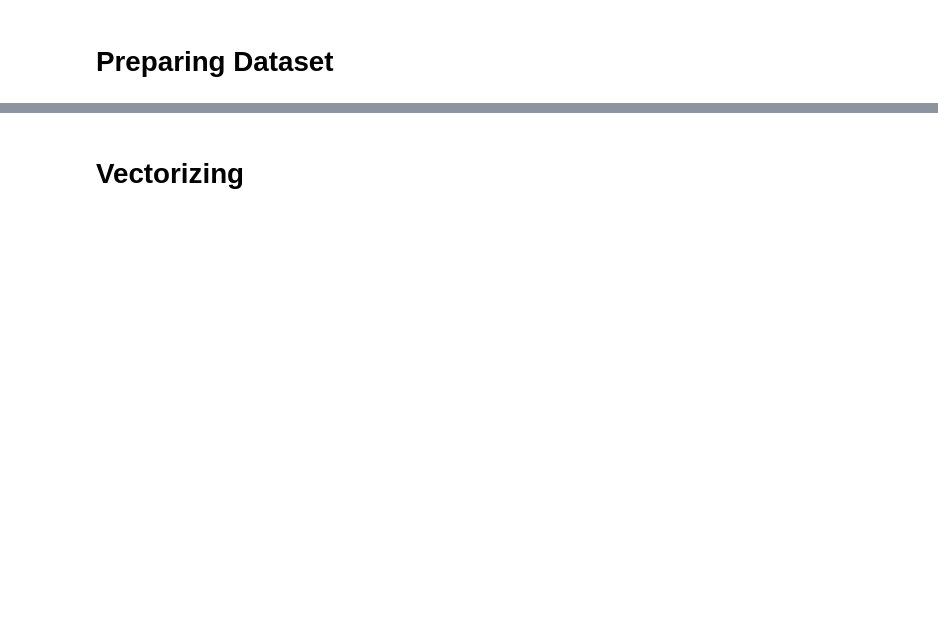
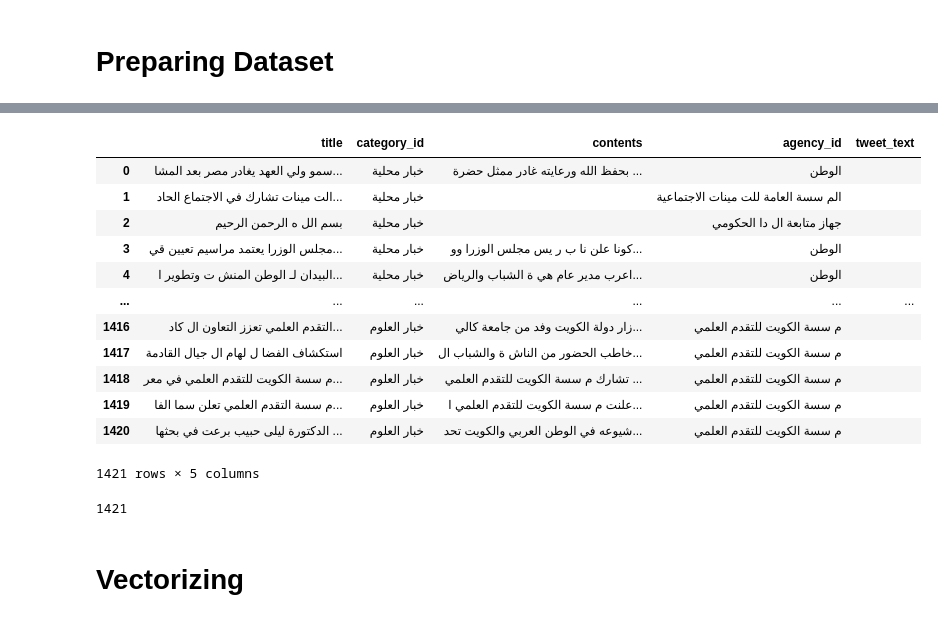
Before and after one commit to bharathwajan/Recommendation_hdbscan, a Jupyter notebook: 12-11-22.ipynb, the cells around one changed output, grey strips where cells are left out. Cells and saved outputs as stored; diff of their text form; code cells hidden in the pictures; blank space fills up the shorter version.

```diff
--- a/12-11-22.ipynb
+++ b/12-11-22.ipynb
@@ -51,9 +54,29 @@ dataset["contents"]=dataset["contents"].apply(lambda data:cleanText(data))
 dataset["category_id"]=dataset["category_id"].apply(lambda data:cleanText(data))
 dataset["agency_id"]=dataset["agency_id"].apply(lambda data:cleanText(data))
 dataset["tweet_text"]=dataset["tweet_text"].apply(lambda data:cleanText(data))
+# %%
+dataset
+# %% [output]
+|  | title | category_id | contents | agency_id | tweet_text |
+| 0 | سمو ولي العهد يغادر مصر بعد المشا... | خبار محلية | بحفظ الله ورعايته غادر ممثل حضرة ... | الوطن |  |
+| 1 | الت مينات تشارك في الاجتماع الحاد... | خبار محلية |  | الم سسة العامة للت مينات الاجتماعية |  |
+| 2 | بسم الل ه الرحمن الرحيم | خبار محلية |  | جهاز متابعة ال دا الحكومي |  |
+| 3 | مجلس الوزرا يعتمد مراسيم تعيين قي... | خبار محلية | كونا علن نا ب ر يس مجلس الوزرا وو... | الوطن |  |
+| 4 | البيدان لـ الوطن المنش ت وتطوير ا... | خبار محلية | اعرب مدير عام هي ة الشباب والرياض... | الوطن |  |
+| ... | ... | ... | ... | ... | ... |
+| 1416 | التقدم العلمي تعزز التعاون ال كاد... | خبار العلوم | زار دولة الكويت وفد من جامعة كالي... | م سسة الكويت للتقدم العلمي |  |
+| 1417 | استكشاف الفضا ل لهام ال جيال القادمة | خبار العلوم | خاطب الحضور من الناش ة والشباب ال... | م سسة الكويت للتقدم العلمي |  |
+| 1418 | م سسة الكويت للتقدم العلمي في معر... | خبار العلوم | تشارك م سسة الكويت للتقدم العلمي ... | م سسة الكويت للتقدم العلمي |  |
+| 1419 | م سسة التقدم العلمي تعلن سما الفا... | خبار العلوم | علنت م سسة الكويت للتقدم العلمي ا... | م سسة الكويت للتقدم العلمي |  |
+| 1420 | الدكتورة ليلى حبيب برعت في بحثها ... | خبار العلوم | شيوعه في الوطن العربي والكويت تحد... | م سسة الكويت للتقدم العلمي |  |
+1421 rows × 5 columns
 # %%
 data=dataset["title"]+dataset["contents"]+dataset["category_id"]+dataset["agency_id"]+dataset["tweet_text"]
 data=data.to_list()
+# %%
+len(data)
+# %% [output]
+1421
 # %% [markdown]
 # Vectorizing
 # %%
```
Also changed, not shown: parts of 23 cells of this notebook, 2 other files.
